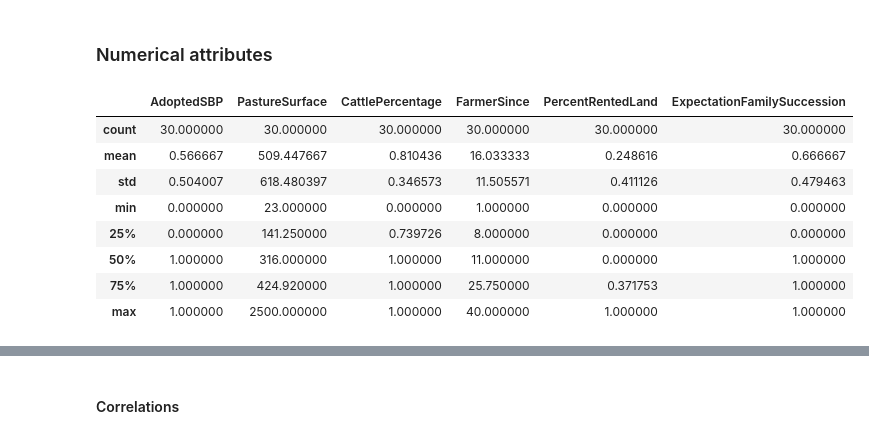
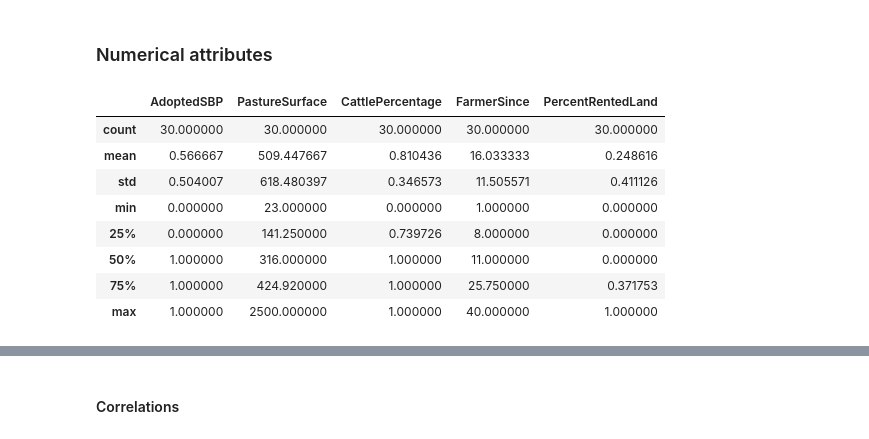
Before and after one commit to giacrava/thesis-sbp-abm, a Jupyter notebook: sbp_abm_survey/survey_analysis/Survey analysis.ipynb, the cells around one changed output, grey strips where cells are left out. Cells and saved outputs as stored; diff of their text form; code cells hidden in the pictures.

```diff
--- a/sbp_abm_survey/survey_analysis/Survey analysis.ipynb
+++ b/sbp_abm_survey/survey_analysis/Survey analysis.ipynb
@@ -265,16 +264,19 @@ dtypes: float64(3), int32(1), int64(2), object(5)
 memory usage: 2.7+ KB
 # %% [markdown]
 ### Numerical attributes
+# %%
+numerical_attributes = ['AdoptedSBP', 'PastureSurface', 'CattlePercentage', 'FarmerSince', 'PercentRentedLand']
+farms30_num = farms30[numerical_attributes]
 # %%
-farms30.describe()
+farms30_num.describe()
 # %% [output]
-|  | AdoptedSBP | PastureSurface | CattlePercentage | FarmerSince | PercentRentedLand | ExpectationFamilySuccession |
-| count | 30.000000 | 30.000000 | 30.000000 | 30.000000 | 30.000000 | 30.000000 |
-| mean | 0.566667 | 509.447667 | 0.810436 | 16.033333 | 0.248616 | 0.666667 |
-| std | 0.504007 | 618.480397 | 0.346573 | 11.505571 | 0.411126 | 0.479463 |
-| min | 0.000000 | 23.000000 | 0.000000 | 1.000000 | 0.000000 | 0.000000 |
-| 25% | 0.000000 | 141.250000 | 0.739726 | 8.000000 | 0.000000 | 0.000000 |
-| 50% | 1.000000 | 316.000000 | 1.000000 | 11.000000 | 0.000000 | 1.000000 |
-| 75% | 1.000000 | 424.920000 | 1.000000 | 25.750000 | 0.371753 | 1.000000 |
-| max | 1.000000 | 2500.000000 | 1.000000 | 40.000000 | 1.000000 | 1.000000 |
+|  | AdoptedSBP | PastureSurface | CattlePercentage | FarmerSince | PercentRentedLand |
+| count | 30.000000 | 30.000000 | 30.000000 | 30.000000 | 30.000000 |
+| mean | 0.566667 | 509.447667 | 0.810436 | 16.033333 | 0.248616 |
+| std | 0.504007 | 618.480397 | 0.346573 | 11.505571 | 0.411126 |
+| min | 0.000000 | 23.000000 | 0.000000 | 1.000000 | 0.000000 |
+| 25% | 0.000000 | 141.250000 | 0.739726 | 8.000000 | 0.000000 |
+| 50% | 1.000000 | 316.000000 | 1.000000 | 11.000000 | 0.000000 |
+| 75% | 1.000000 | 424.920000 | 1.000000 | 25.750000 | 0.371753 |
+| max | 1.000000 | 2500.000000 | 1.000000 | 40.000000 | 1.000000 |
 # %%
```
Also changed, not shown: parts of 20 cells of this notebook, 19 other files.
